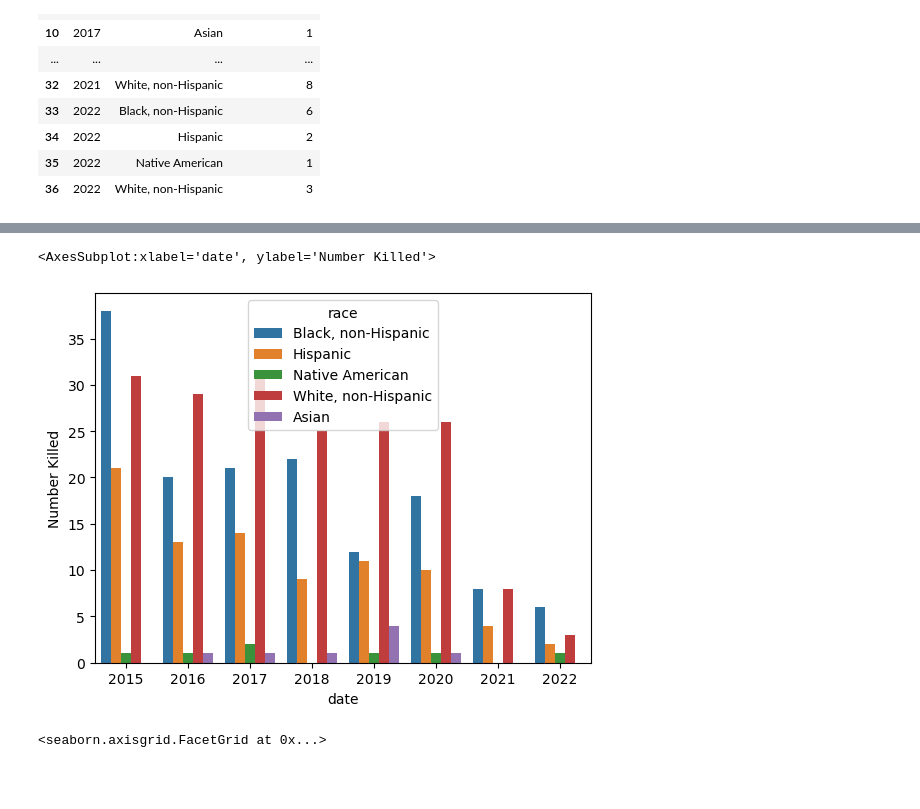
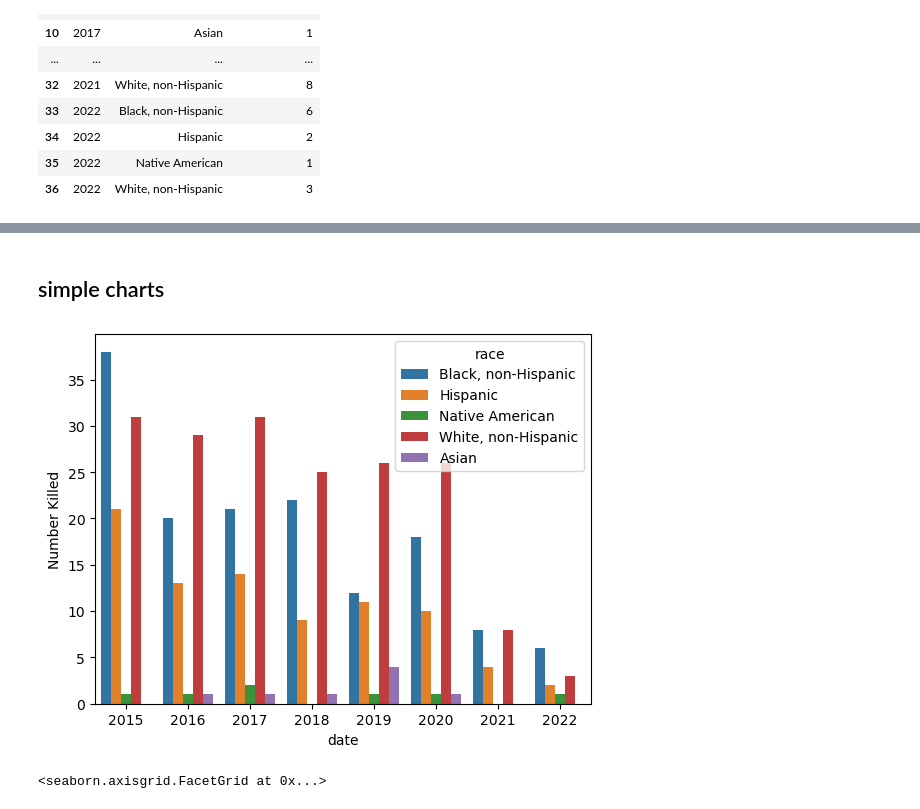
Before and after one commit to akivajackson/Data-Analysis, a Jupyter notebook: police/police-unarmed.ipynb, the cells around one changed output, grey strips where cells are left out. Cells and saved outputs as stored; diff of their text form; code cells hidden in the pictures; blank space fills up the shorter version.

```diff
--- a/police/police-unarmed.ipynb
+++ b/police/police-unarmed.ipynb
@@ -263,12 +323,15 @@ alt.layer(
+# %% [markdown]
+## simple charts
 # %%
-sns.barplot(
+ax = sns.barplot(
     data=kyearly,
     x="date", y="Number Killed",
     hue="race"
 )
+
+sns.move_legend(ax, "upper right")
 # %% [output]
-<AxesSubplot:xlabel='date', ylabel='Number Killed'>
-[figure, old version]
+[figure, new version]
 # %%
 # fig, axes = plt.subplots(2, 3, figsize=(18, 10)) if want to change arrangement of grid can try one of these https://www.geeksforgeeks.org/multi-plot-grid-in-seaborn/#:~:text=In%20Seaborn%2C%20we%20will%20plot,with%20the%20help%20of%20matplotlib.&text=data%3A%20Tidy%20dataframe%20where%20each,each%20row%20is%20an%20observation.
 
```
Also changed, not shown: parts of 5 cells of this notebook, 2 other files.
